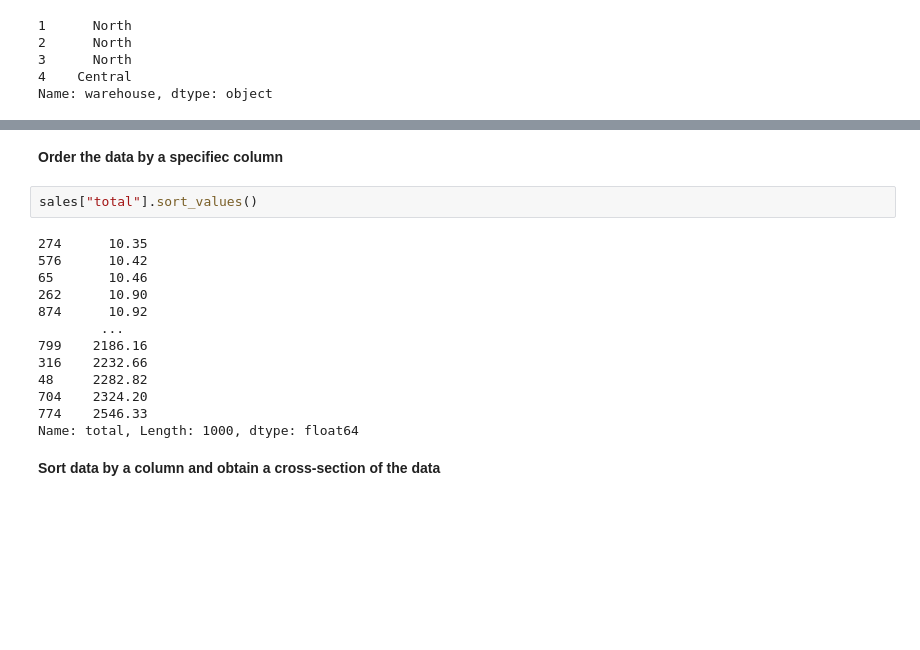
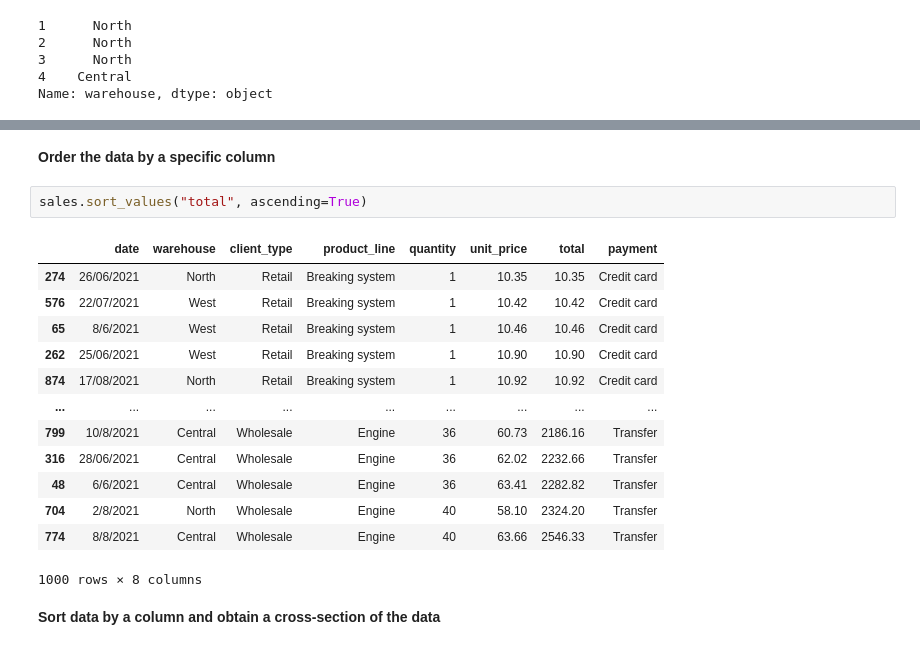
Before and after one commit to adejumoridwan/BDL-Free-Workshop, a Jupyter notebook: Python/Case Study.ipynb, the cells around one changed output, grey strips where cells are left out. Saved outputs shown, nothing was run; the diff lists cells and outputs as text; blank space fills up the shorter version.

```diff
--- a/Python/Case Study.ipynb
+++ b/Python/Case Study.ipynb
@@ -108,20 +107,21 @@ Name: 4, dtype: object
 # %% [markdown]
-**Order the data by a specifiec column**
+**Order the data by a specific column**
 # %%
-sales["total"].sort_values()
+sales.sort_values("total", ascending=True)
 # %% [output]
+|  | date | warehouse | client_type | product_line | quantity | unit_price | total | payment |
+| 274 | 26/06/2021 | North | Retail | Breaking system | 1 | 10.35 | 10.35 | Credit card |
+| 576 | 22/07/2021 | West | Retail | Breaking system | 1 | 10.42 | 10.42 | Credit card |
+| 65 | 8/6/2021 | West | Retail | Breaking system | 1 | 10.46 | 10.46 | Credit card |
+| 262 | 25/06/2021 | West | Retail | Breaking system | 1 | 10.90 | 10.90 | Credit card |
+| 874 | 17/08/2021 | North | Retail | Breaking system | 1 | 10.92 | 10.92 | Credit card |
+| ... | ... | ... | ... | ... | ... | ... | ... | ... |
+| 799 | 10/8/2021 | Central | Wholesale | Engine | 36 | 60.73 | 2186.16 | Transfer |
+| 316 | 28/06/2021 | Central | Wholesale | Engine | 36 | 62.02 | 2232.66 | Transfer |
+| 48 | 6/6/2021 | Central | Wholesale | Engine | 36 | 63.41 | 2282.82 | Transfer |
+| 704 | 2/8/2021 | North | Wholesale | Engine | 40 | 58.10 | 2324.20 | Transfer |
+| 774 | 8/8/2021 | Central | Wholesale | Engine | 40 | 63.66 | 2546.33 | Transfer |
-274      10.35
-576      10.42
-65       10.46
-262      10.90
-874      10.92
-        ...
-799    2186.16
-316    2232.66
-48     2282.82
-704    2324.20
-774    2546.33
-Name: total, Length: 1000, dtype: float64
+1000 rows × 8 columns
 # %% [markdown]
 **Sort data by a column and obtain a cross-section of the data**
 # %%
```
Also changed, not shown: parts of 17 cells of this notebook, 2 other files.
